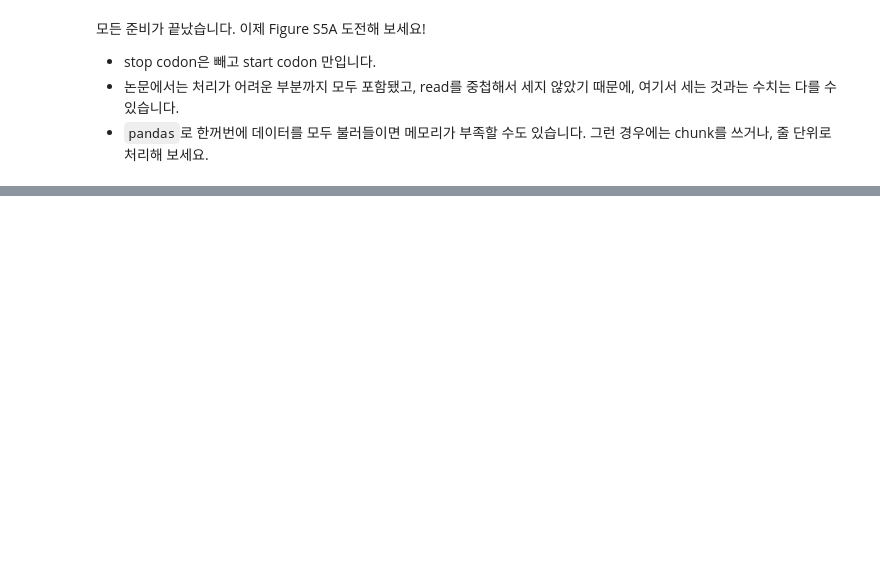
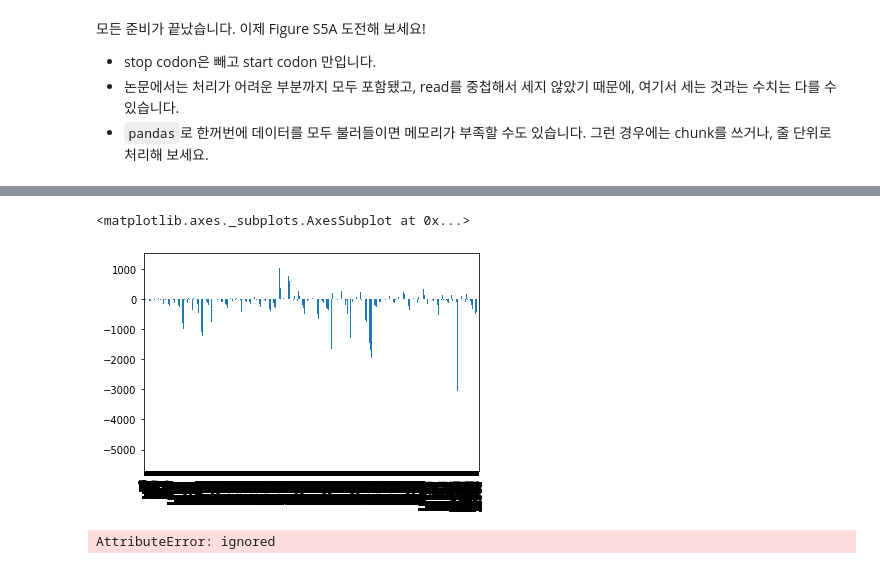
Before and after one commit to shn531/bioinformaticsproject, a Jupyter notebook: mission2/CoLab_TermProj_2022-2.ipynb, the cells around one changed output, grey strips where cells are left out. Cells and saved outputs as stored; diff of their text form; code cells hidden in the pictures; blank space fills up the shorter version.

```diff
--- a/mission2/CoLab_TermProj_2022-2.ipynb
+++ b/mission2/CoLab_TermProj_2022-2.ipynb
@@ -146,0 +374,3 @@ start codon가 들어가 있는 exon들을 고르기 위해서 미리 + strand
+# %%
+  filtered.rename(columns = {'4878048' : 'siLucstart', 'chr1.1' : 'Chromosome', '4878010' : '28start', 'ENSMUST00000134384.8' : 'Gene', '4878136' : 'startcodon'}, inplace = True )
+filtered
@@ -146,0 +391,5 @@ start codon가 들어가 있는 exon들을 고르기 위해서 미리 + strand
+# %%
+#column 생성
+filtered['Lucsize'] = filtered['startcodon']-filtered['siLucstart']
+filtered['28size'] = filtered['startcodon']-filtered['28start']
+filtered
@@ -146,0 +410,6 @@ start codon가 들어가 있는 exon들을 고르기 위해서 미리 + strand
+# %%
+filtered['Lucsize2'] = filtered['siLucstart']-filtered['startcodon']
+filtered['28size2'] = filtered['28start']-filtered['startcodon']
+# %%
+filtered['Lucsize3'] = filtered['Lucsize2']/100
+filtered['28size3'] = filtered['28size2']/100
@@ -146,0 +422,9 @@ start codon가 들어가 있는 exon들을 고르기 위해서 미리 + strand
+# %%
+filtered.Lucsize.plot(kind = 'bar', stacked = True)
+# %% [output]
+<matplotlib.axes._subplots.AxesSubplot at 0x...>
+[figure, added]
+# %%
+filtered.Lucsize.hist()
+# %% [output]
+AttributeError: ignored
```
Also changed, not shown: parts of 31 cells of this notebook.
